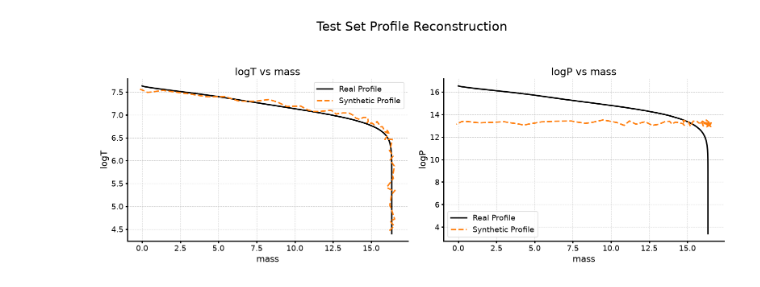
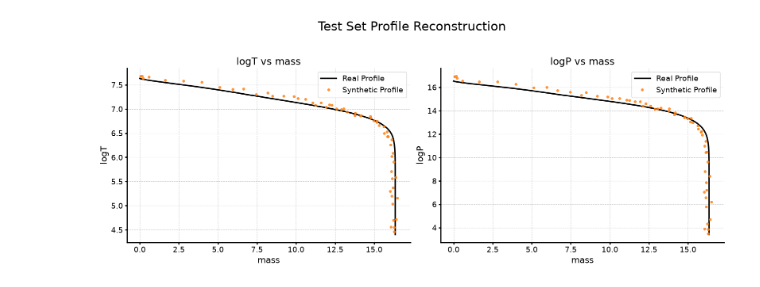
Before and after one commit to phanphaze/Stars_VAE, a Jupyter notebook: notebooks/notebook.ipynb, the cells around one changed output. Cells and saved outputs as stored; diff of their text form; code cells hidden in the pictures.

Commit message:
working! Updated the plot reconstruction to accomidate multiple featured profiles

```diff
--- a/notebooks/notebook.ipynb
+++ b/notebooks/notebook.ipynb
@@ -149,8 +147,8 @@ plot_loss_curve(metrics)
 # %%
 # Compaire the original and reconstructed profiles
 importlib.reload(sys.modules['src.utils'])
 from src.utils import plot_profile_reconstruction
 
-plot_profile_reconstruction(scalers)
+plot_profile_reconstruction(data=arr, scalers=scalers, split="test")
 # %% [output]
-[figure, old version]
+[figure, new version]
```
Also changed, not shown: parts of 4 cells of this notebook, 3 other files.
